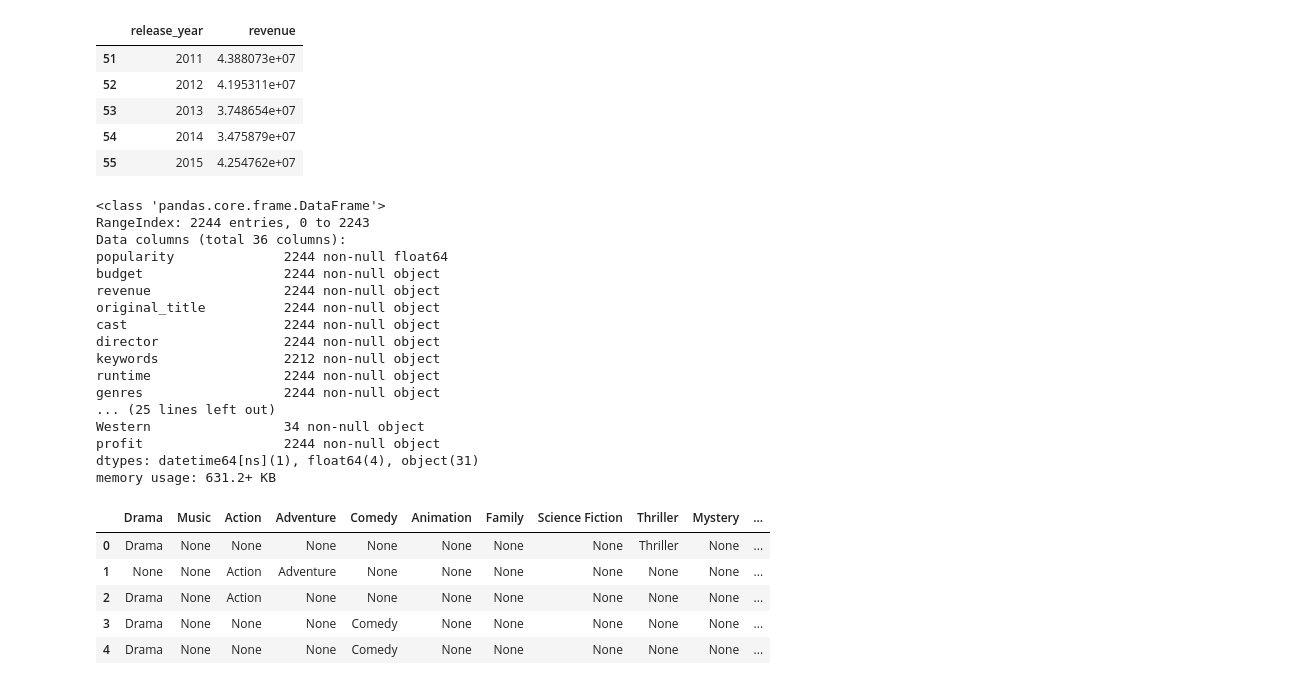
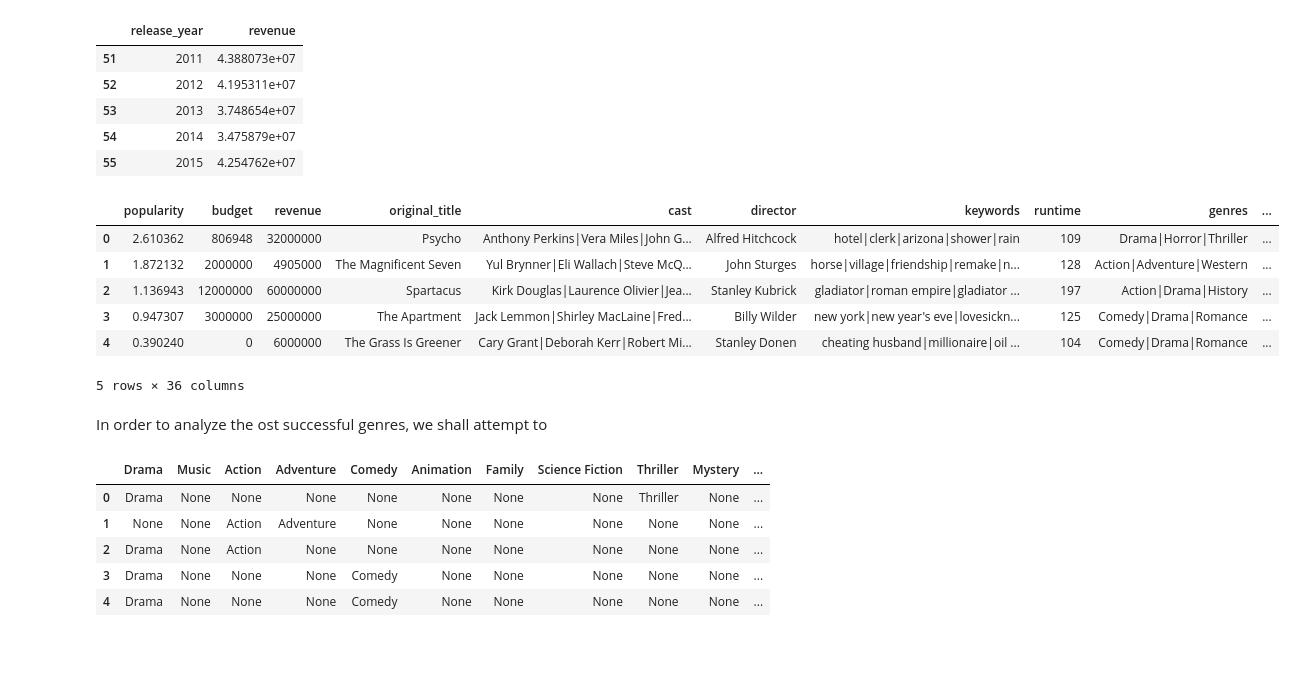
Before and after one commit to tadegbenro/Udacity_NAND_MovieDataAnalysis, a Jupyter notebook: Movie Data Investigations and Analysis.ipynb, the cells around one changed output. Saved outputs shown, nothing was run; the diff lists cells and outputs as text; code cells hidden in the pictures; blank space fills up the shorter version.

```diff
--- a/Movie Data Investigations and Analysis.ipynb
+++ b/Movie Data Investigations and Analysis.ipynb
@@ -564,32 +562,24 @@ yearly_revenue_mean.tail()
 # %%
 #filter through df dataframe to select all successful movies
 labels = df.columns
 labels
 success = pd.DataFrame(columns = labels)
 
 for i in yearly_revenue_mean.index:
     over_avg = df[(df['release_year'] == yearly_revenue_mean.release_year[i]) & (df['revenue'] > yearly_revenue_mean.revenue[i])]
     success = success.append(over_avg, ignore_index=True)
-    #print(bbd)
+
 success.head()
-success.info()
+#success.info()
 # %% [output]
+|  | popularity | budget | revenue | original_title | cast | director | keywords | runtime | genres | ... |
+| 0 | 2.610362 | 806948 | 32000000 | Psycho | Anthony Perkins|Vera Miles|John G... | Alfred Hitchcock | hotel|clerk|arizona|shower|rain | 109 | Drama|Horror|Thriller | ... |
+| 1 | 1.872132 | 2000000 | 4905000 | The Magnificent Seven | Yul Brynner|Eli Wallach|Steve McQ... | John Sturges | horse|village|friendship|remake|n... | 128 | Action|Adventure|Western | ... |
+| 2 | 1.136943 | 12000000 | 60000000 | Spartacus | Kirk Douglas|Laurence Olivier|Jea... | Stanley Kubrick | gladiator|roman empire|gladiator ... | 197 | Action|Drama|History | ... |
+| 3 | 0.947307 | 3000000 | 25000000 | The Apartment | Jack Lemmon|Shirley MacLaine|Fred... | Billy Wilder | new york|new year's eve|lovesickn... | 125 | Comedy|Drama|Romance | ... |
+| 4 | 0.390240 | 0 | 6000000 | The Grass Is Greener | Cary Grant|Deborah Kerr|Robert Mi... | Stanley Donen | cheating husband|millionaire|oil ... | 104 | Comedy|Drama|Romance | ... |
-<class 'pandas.core.frame.DataFrame'>
-RangeIndex: 2244 entries, 0 to 2243
-Data columns (total 36 columns):
-popularity              2244 non-null float64
-budget                  2244 non-null object
-revenue                 2244 non-null object
-original_title          2244 non-null object
-cast                    2244 non-null object
-director                2244 non-null object
-keywords                2212 non-null object
-runtime                 2244 non-null object
-genres                  2244 non-null object
-... (25 lines left out)
-Western                 34 non-null object
-profit                  2244 non-null object
-dtypes: datetime64[ns](1), float64(4), object(31)
-memory usage: 631.2+ KB
+5 rows × 36 columns
+# %% [markdown]
+In order to analyze the ost successful genres, we shall attempt to
 # %%
 genres = success.iloc[:, 16:35]
```
Also changed, not shown: parts of 6 cells of this notebook.
